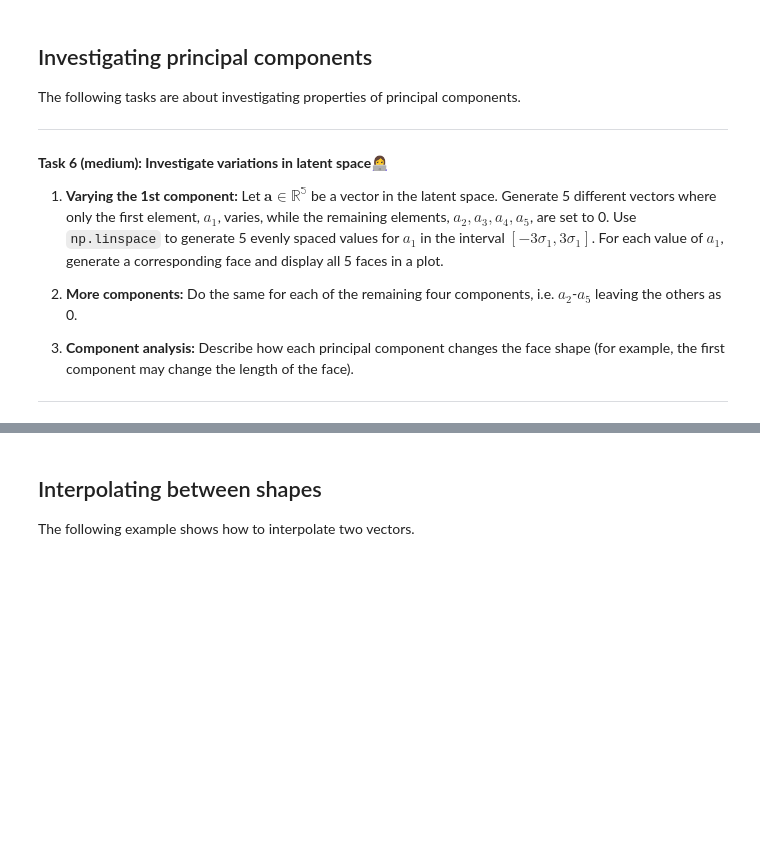
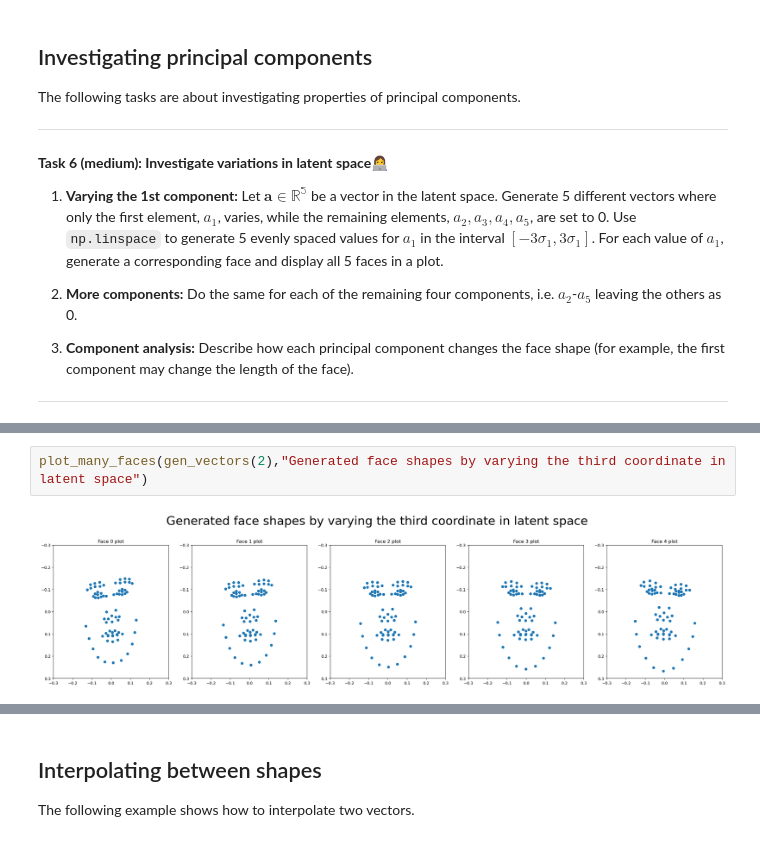
Before and after one commit to AlbertRossJoh/iml_project_2025, a Jupyter notebook: W12/02-shape_generation.ipynb, the cells around one changed output, grey strips where cells are left out. Drawn from its saved outputs; the diff is of its cells as text; blank space fills up the shorter version.

```diff
--- a/W12/02-shape_generation.ipynb
+++ b/W12/02-shape_generation.ipynb
@@ -365,0 +421,4 @@ NameError: name 'gen_shapes' is not defined
+# %%
+plot_many_faces(gen_vectors(2),"Generated face shapes by varying the third coordinate in latent space")
+# %% [output]
+[figure, added]
```
Also changed, not shown: parts of 15 cells of this notebook.
